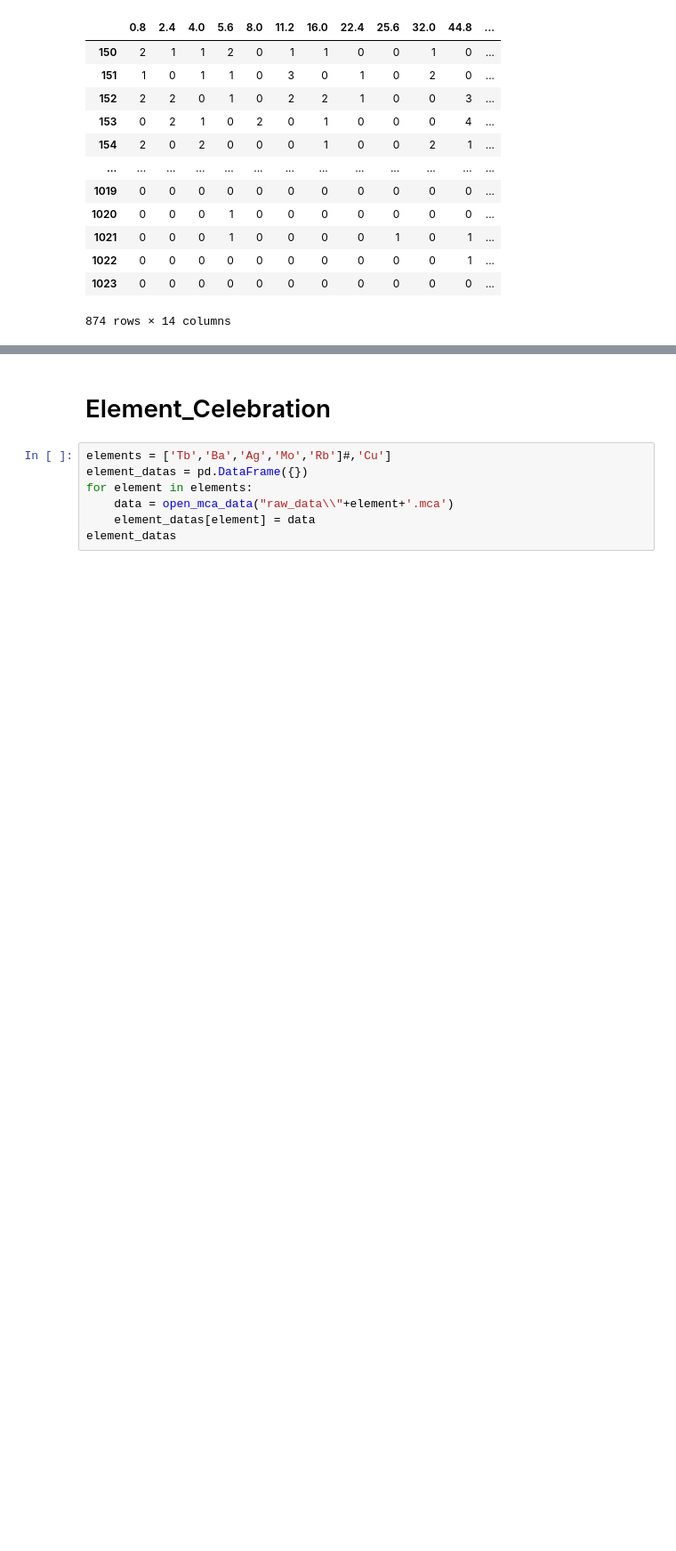
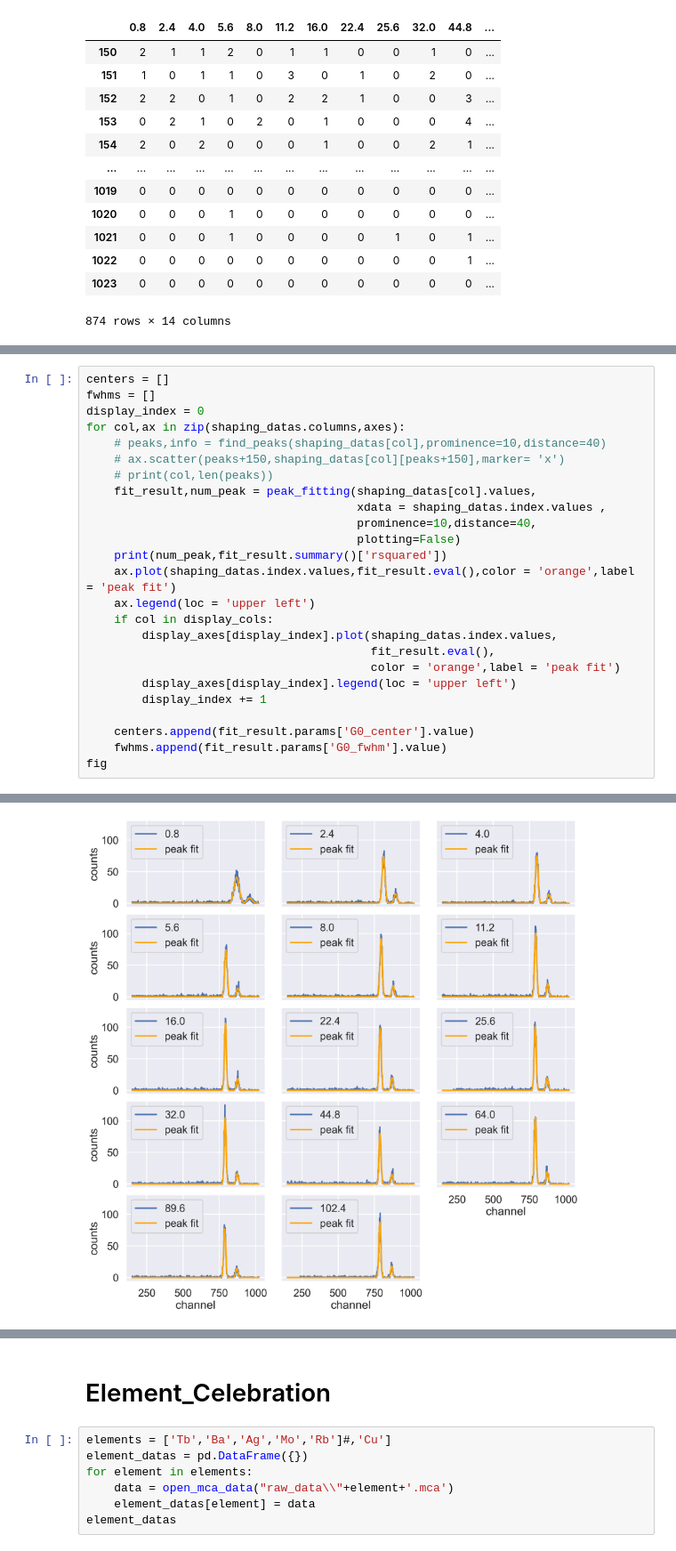
Before and after one commit to Xuanyiyiren/Fundamental-Laboratory-Experiment-in-Nuclear-Electronics-II, a Jupyter notebook: Experiment-6/dataana.ipynb, the cells around one changed output, grey strips where cells are left out. Shown at 89% size. Cells and saved outputs as stored; diff of their text form; blank space fills up the shorter version.

```diff
--- a/Experiment-6/dataana.ipynb
+++ b/Experiment-6/dataana.ipynb
@@ -76,0 +90,26 @@ array([[<Axes: >, <Axes: >, <Axes: >],
+# %%
+centers = []
+fwhms = []
+display_index = 0
+for col,ax in zip(shaping_datas.columns,axes):
+    # peaks,info = find_peaks(shaping_datas[col],prominence=10,distance=40)
+    # ax.scatter(peaks+150,shaping_datas[col][peaks+150],marker= 'x')
+    # print(col,len(peaks))
+    fit_result,num_peak = peak_fitting(shaping_datas[col].values,
+                                       xdata = shaping_datas.index.values ,
+                                       prominence=10,distance=40,
+                                       plotting=False)
+    print(num_peak,fit_result.summary()['rsquared'])
+    ax.plot(shaping_datas.index.values,fit_result.eval(),color = 'orange',label = 'peak fit')
+    ax.legend(loc = 'upper left')
+    if col in display_cols:
+        display_axes[display_index].plot(shaping_datas.index.values,
+                                         fit_result.eval(),
+                                         color = 'orange',label = 'peak fit')
+        display_axes[display_index].legend(loc = 'upper left')
+        display_index += 1
+
+    centers.append(fit_result.params['G0_center'].value)
+    fwhms.append(fit_result.params['G0_fwhm'].value)
+fig
+# %% [output]
@@ -76,0 +130 @@ array([[<Axes: >, <Axes: >, <Axes: >],
+[figure, added]
```
Also changed, not shown: parts of 23 cells of this notebook, 11 other files.
